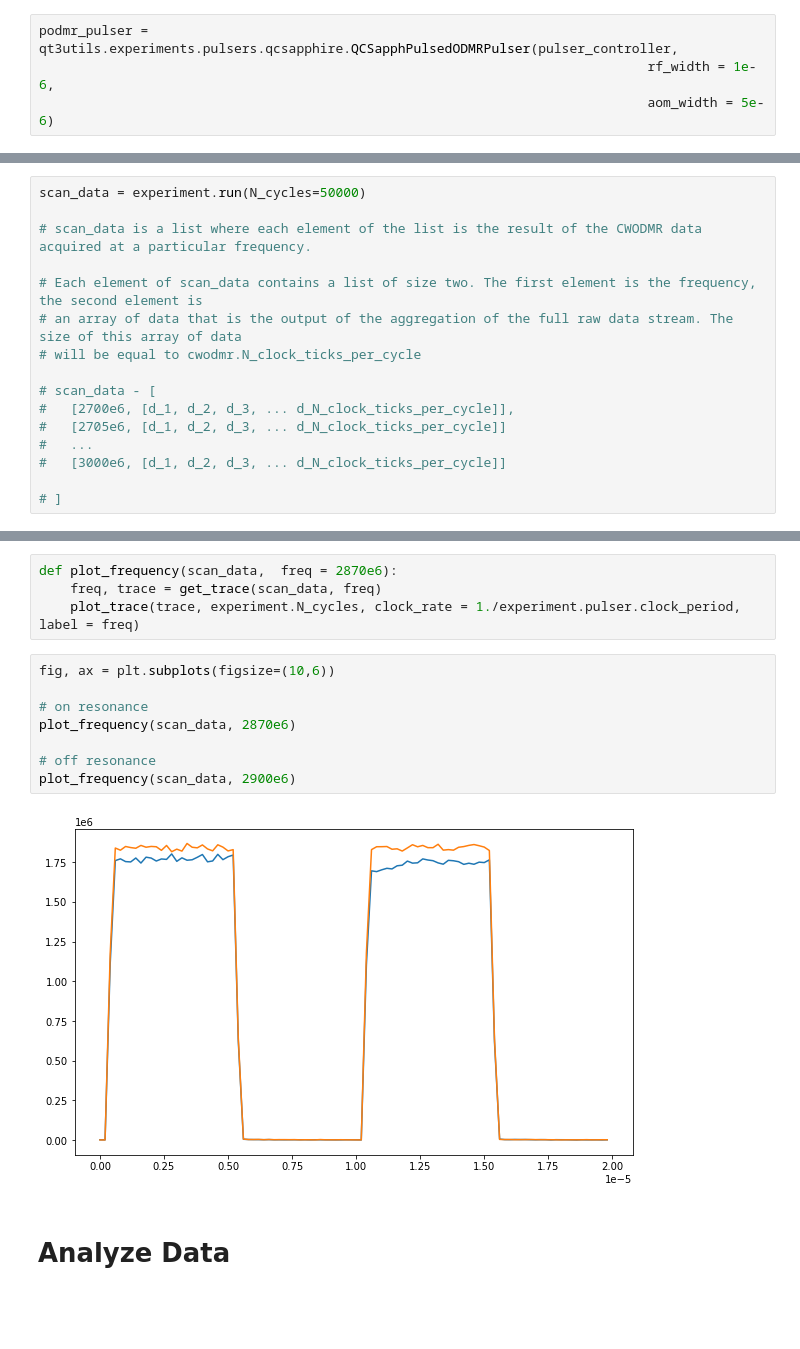
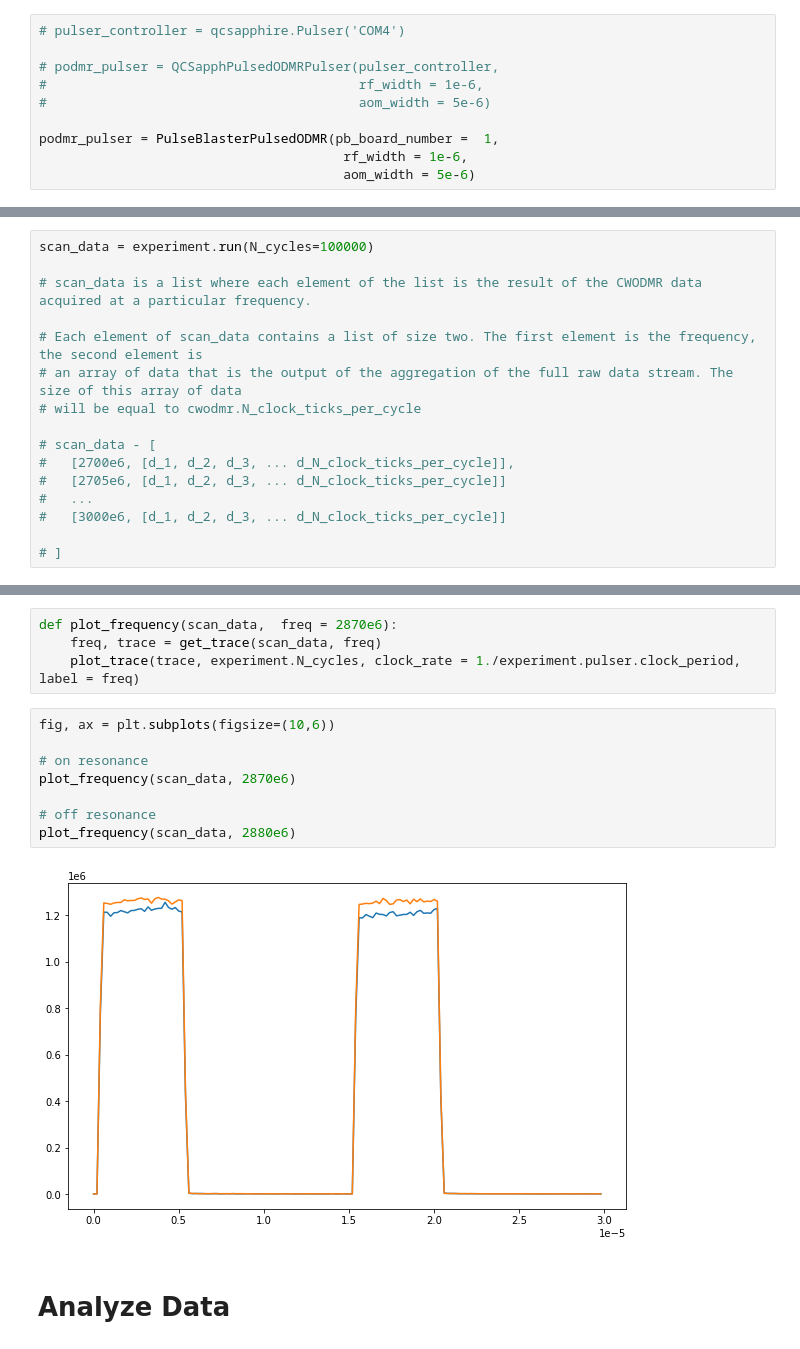
Before and after one commit to qt3uw/qt3-utils, a Jupyter notebook: examples/default_podmr.ipynb, the cells around one changed output, grey strips where cells are left out. Cells and saved outputs as stored; diff of their text form; blank space fills up the shorter version.

```diff
--- a/examples/default_podmr.ipynb
+++ b/examples/default_podmr.ipynb
@@ -32,9 +32,15 @@ rfsynth = qt3rfsynthcontrol.QT3SynthHD('COM5')
 # %%
 nidaq_config = qt3utils.nidaq.EdgeCounter('Dev1')
 # %%
-podmr_pulser = qt3utils.experiments.pulsers.qcsapphire.QCSapphPulsedODMRPulser(pulser_controller,
-                                                                              rf_width = 1e-6,
-                                                                              aom_width = 5e-6)
+# pulser_controller = qcsapphire.Pulser('COM4')
+
+# podmr_pulser = QCSapphPulsedODMRPulser(pulser_controller,
+#                                        rf_width = 1e-6,
+#                                        aom_width = 5e-6)
+
+podmr_pulser = PulseBlasterPulsedODMR(pb_board_number =  1,
+                                       rf_width = 1e-6,
+                                       aom_width = 5e-6)
 # %% [markdown]
 # Instantiate an experiment object
 # %%
@@ -62,5 +68,5 @@ experiment.experimental_conditions()
 # %%
-scan_data = experiment.run(N_cycles=50000)
+scan_data = experiment.run(N_cycles=100000)
 
 # scan_data is a list where each element of the list is the result of the CWODMR data acquired at a particular frequency.
 
@@ -122,13 +128,13 @@ def plot_frequency(scan_data,  freq = 2870e6):
 # %%
 fig, ax = plt.subplots(figsize=(10,6))
 
 # on resonance
 plot_frequency(scan_data, 2870e6)
 
 # off resonance
-plot_frequency(scan_data, 2900e6)
+plot_frequency(scan_data, 2880e6)
 # %% [output]
-[figure, old version]
+[figure, new version]
 # %% [markdown]
 # Analyze Data
 # %%
```
Also changed, not shown: parts of 8 cells of this notebook, 1 other file.
